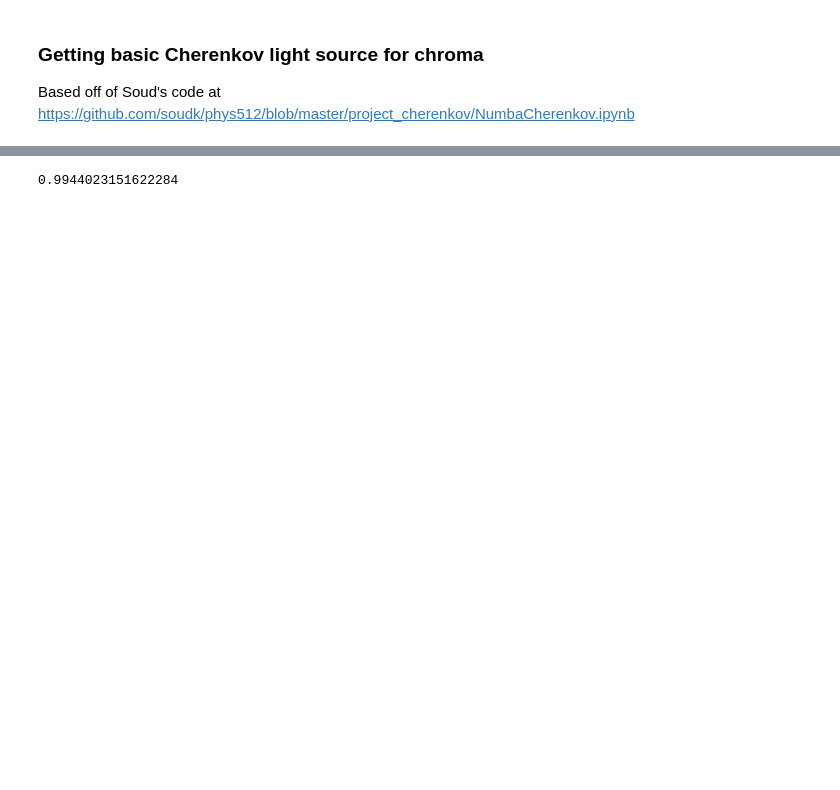
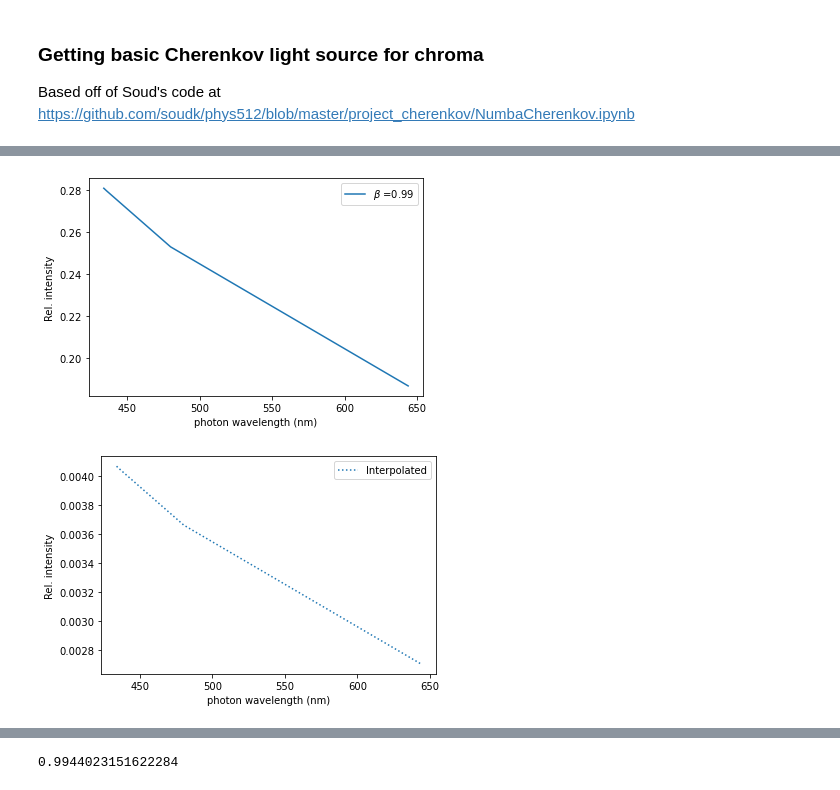
Before and after one commit to eklem1/OD_work, a Jupyter notebook: CherenkovLight.ipynb, the cells around one changed output, grey strips where cells are left out. Cells and saved outputs as stored; diff of their text form; code cells hidden in the pictures; blank space fills up the shorter version.

```diff
--- a/CherenkovLight.ipynb
+++ b/CherenkovLight.ipynb
@@ -87,0 +100,33 @@ plt.legend()
+# %%
+def IntensityWavelength(freq, beta, n):
+    E_loss = 1.0/(4*np.pi) * freq*(1.0 - 1.0/(beta**2.0 * n**2.0))
+    E_loss_rel = E_loss/np.abs(E_loss.sum())
+    return E_loss, E_loss_rel
+
+beta = .99
+
+#actual data
+E_loss, E_loss_rel = IntensityWavelength(freq, beta, n)
+plt.plot(wavelengths, E_loss_rel, '-',label=r'$\beta$ ='+str(beta) )
+plt.xlabel('photon wavelength (nm)')
+plt.ylabel('Rel. intensity')
+plt.legend()
+plt.show()
+
+#interpolated
+wavelength_intep = np.linspace(np.min(wavelengths), np.max(wavelengths), 300)
+#need to flip data arrays as np.interp needs increasing x values
+E_loss_rel_intep = np.interp(wavelength_intep, wavelengths[::-1], E_loss_rel[::-1])
+
+E_loss_rel_intep = E_loss_rel_intep/np.sum(E_loss_rel_intep)
+
+
+plt.plot(wavelength_intep, E_loss_rel_intep, ':', label='Interpolated' )
+
+plt.xlabel('photon wavelength (nm)')
+plt.ylabel('Rel. intensity')
+plt.legend()
+plt.show()
+# %% [output]
+[figure, added]
+[figure, added]
```
Also changed, not shown: parts of 12 cells of this notebook, 2 other files.
